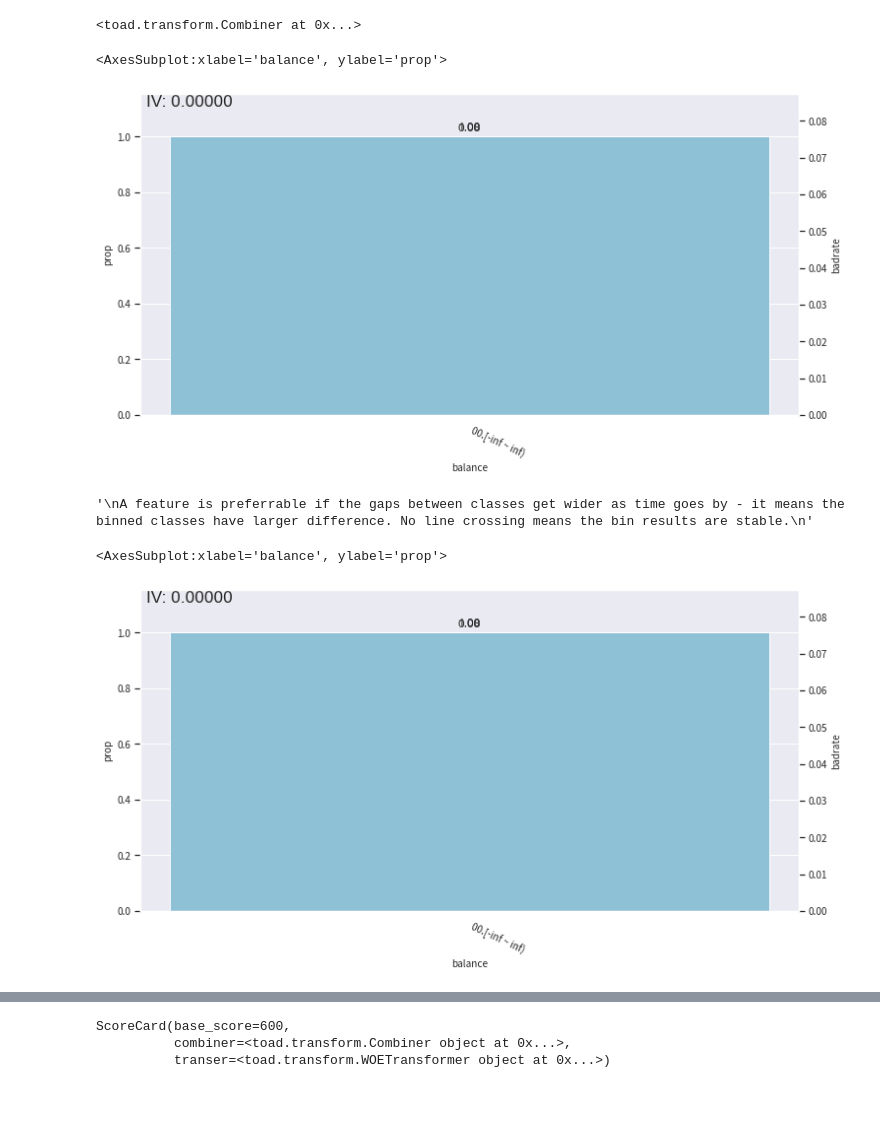
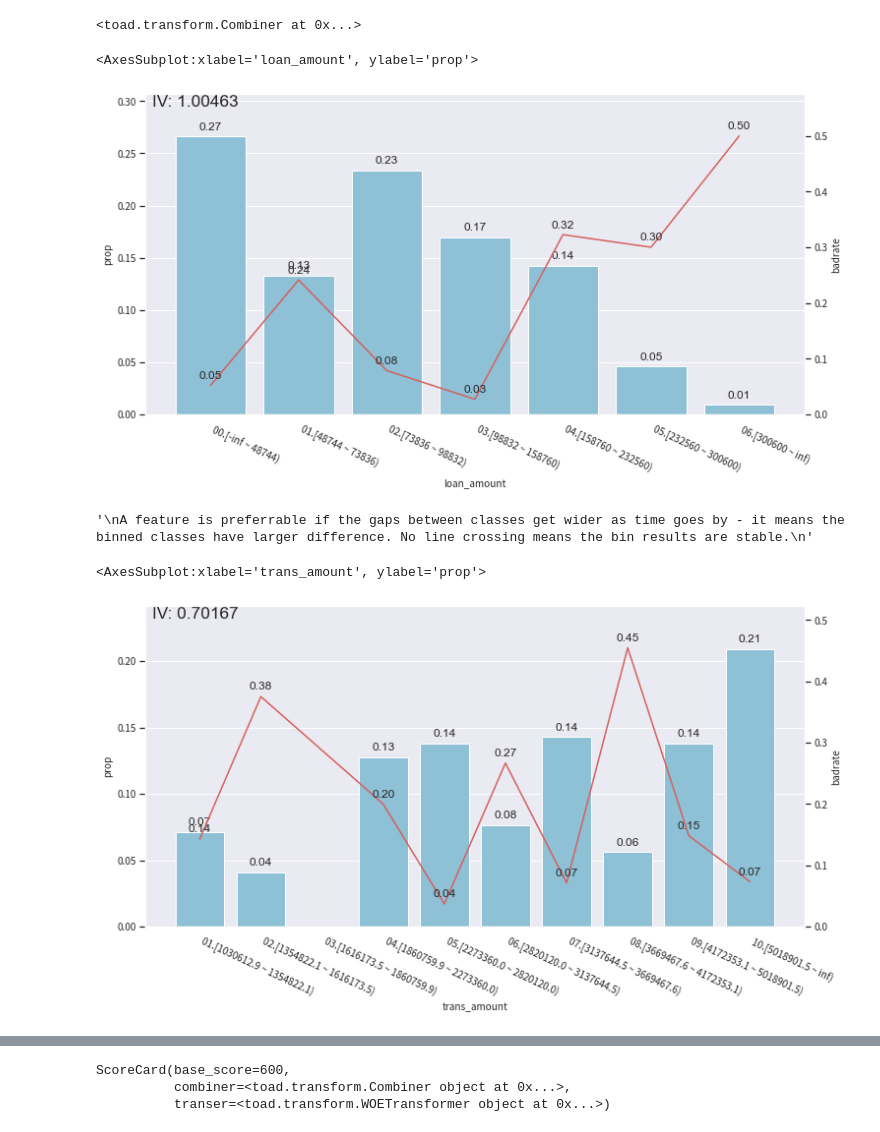
Before and after one commit to mustang007-sco/CreditScorecard, a Jupyter notebook: Credit Scorecard.ipynb, the cells around one changed output, grey strips where cells are left out. Cells and saved outputs as stored; diff of their text form; code cells hidden in the pictures; blank space fills up the shorter version.

Commit message:
This is after data transformation has been revised

```diff
--- a/Credit Scorecard.ipynb
+++ b/Credit Scorecard.ipynb
@@ -132,6 +271,3 @@ memory usage: 101.1+ MB
 # %%
 from sklearn.preprocessing import LabelEncoder
 #data = data.apply(LabelEncoder().fit_transform)
-# %%
-data = data.sample(n=10000)
-data.shape
@@ -212,6 +344,6 @@ data.shape
 # %%
-train = data.iloc[0:7000]
-test = data.iloc[7000:10000]
+train = data.iloc[0:450]
+test = data.iloc[450:682]
 # %%
 test.head()
 # %% [output]
@@ -272,5 +405,5 @@ toad.quality(data,'status',iv_only=True)[:15]
 # %%
-train_selected, dropped = toad.selection.select(train ,target = 'status', empty = 0.5, iv = 0.05, corr = 0.7, return_drop=True)# exclude = ['issue_d','earliest_cr_line'])
+train_selected, dropped = toad.selection.select(train ,target = 'status', empty = 0.05, iv = 0.05, corr = 0.7, return_drop=True)#exclude = ['loan_date','account_date'])
 print(dropped)
 print(train_selected.shape)
 # %% [output]
@@ -279,4 +412,0 @@ print(train_selected.shape)
-# %%
-train_selected, dropped = toad.selection.select(train, target = 'status', empty = 0.5, iv = 0.05, corr = 0.7, return_drop=True )#  exclude = ['date'])
-print(dropped)
-print(train_selected.shape)
@@ -306,13 +432,13 @@ c.fit(train_selected, y = 'status', method = 'chi', min_samples = 0.05) #exclude
 from toad.plot import bin_plot
 
 # Check the bin results of 'var_d2' of in-sample
-col = 'balance'
+col = 'loan_amount'
 
 # It's recommended to set 'labels = True' for better visualisation.
 bin_plot(c.transform(train_selected[[col,'status']], labels=True), x=col, target='status')
 # %% [output]
-<AxesSubplot:xlabel='balance', ylabel='prop'>
+<AxesSubplot:xlabel='loan_amount', ylabel='prop'>
-[figure, old version]
+[figure, new version]
 # %%
 from toad.plot import badrate_plot
 
@@ -330,13 +456,13 @@ A feature is preferrable if the gaps between classes get wider as time goes by -
 '\nA feature is preferrable if the gaps between classes get wider as time goes by - it means the binned classes have larger difference. No line crossing means the bin results are stable.\n'
 # %%
 # Check the bin results of var_d5 of in-sample
-col = 'balance'
+col = 'trans_amount'
 
 # It's recommended to set 'labels = True' for categorical features.
 bin_plot(c.transform(train_selected[[col,'status']], labels=True), x=col, target='status')
 # %% [output]
-<AxesSubplot:xlabel='balance', ylabel='prop'>
+<AxesSubplot:xlabel='trans_amount', ylabel='prop'>
-[figure, old version]
+[figure, new version]
 # %%
 # Initialise
 transer = toad.transform.WOETransformer()
```
Also changed, not shown: parts of 72 cells of this notebook, 10 other files.
